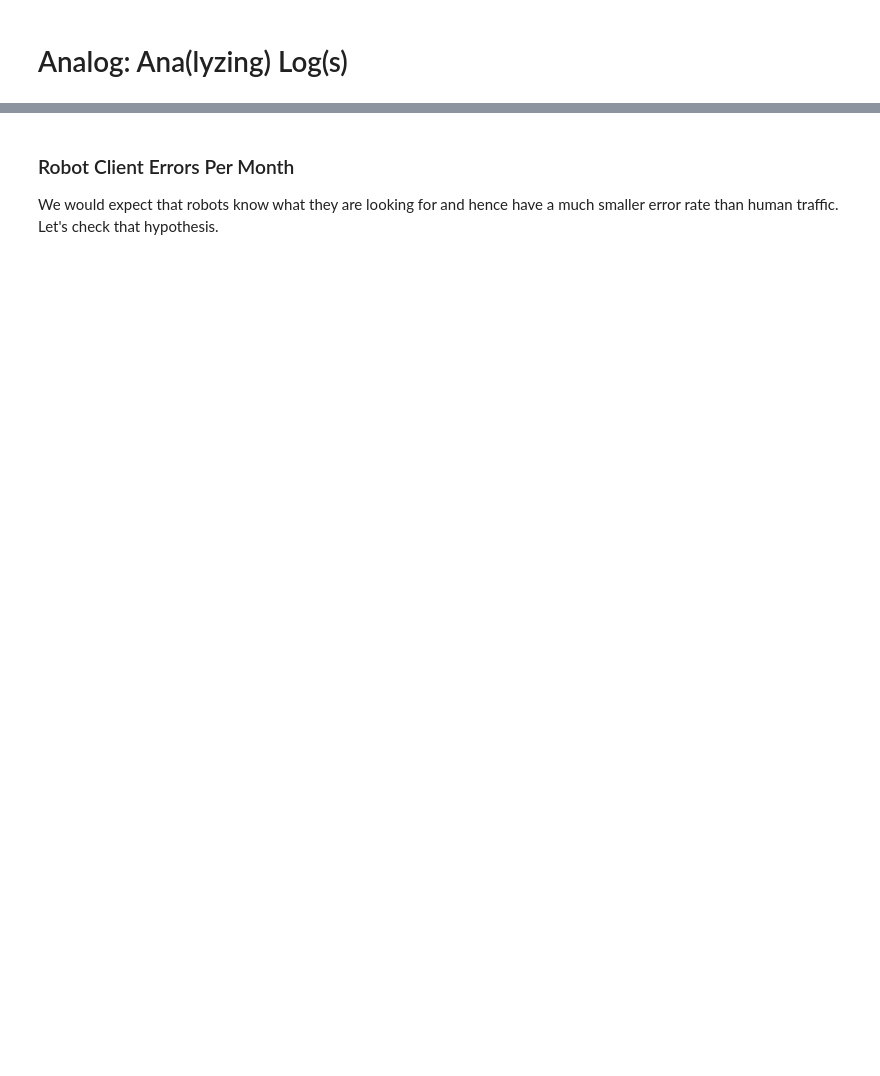
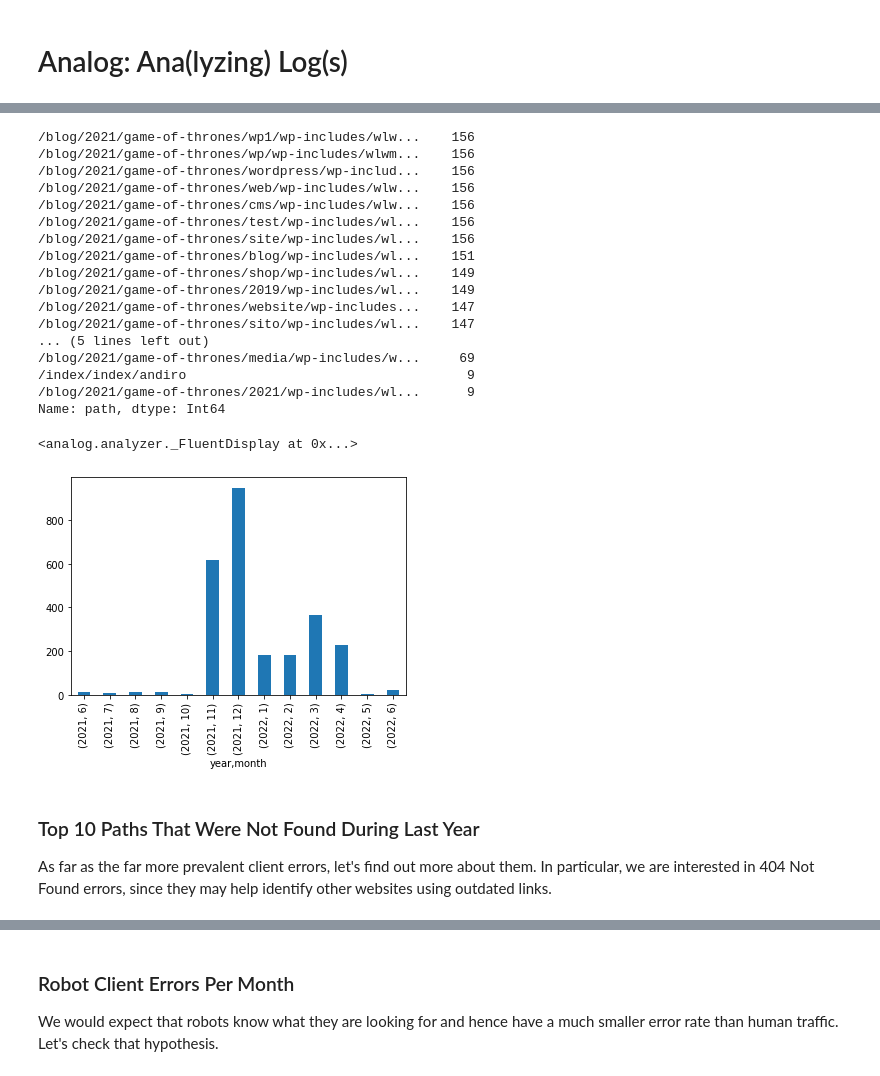
Before and after one commit to apparebit/analog, a Jupyter notebook: workbook.ipynb, the cells around one changed output, grey strips where cells are left out. Drawn from its saved outputs; the diff is of its cells as text; code cells hidden in the pictures; blank space fills up the shorter version.

```diff
--- a/workbook.ipynb
+++ b/workbook.ipynb
@@ -178,0 +356,37 @@ Name: path, dtype: Int64
+# %%
+from analog.month_in_year import time_range
+
+server_errors = (
+    analyze(df)
+    .only.server_error()
+    .over.range(*time_range('2021-06', '2022-06'))
+)
+
+server_errors.monthly.requests().then_plot(kind='bar')
+server_errors.value_counts('path').then_print(10)
+# %% [output]
+/blog/2021/game-of-thrones/wp1/wp-includes/wlw...    156
+/blog/2021/game-of-thrones/wp/wp-includes/wlwm...    156
+/blog/2021/game-of-thrones/wordpress/wp-includ...    156
+/blog/2021/game-of-thrones/web/wp-includes/wlw...    156
+/blog/2021/game-of-thrones/cms/wp-includes/wlw...    156
+/blog/2021/game-of-thrones/test/wp-includes/wl...    156
+/blog/2021/game-of-thrones/site/wp-includes/wl...    156
+/blog/2021/game-of-thrones/blog/wp-includes/wl...    151
+/blog/2021/game-of-thrones/shop/wp-includes/wl...    149
+/blog/2021/game-of-thrones/2019/wp-includes/wl...    149
+/blog/2021/game-of-thrones/website/wp-includes...    147
+/blog/2021/game-of-thrones/sito/wp-includes/wl...    147
+... (5 lines left out)
+/blog/2021/game-of-thrones/media/wp-includes/w...     69
+/index/index/andiro                                    9
+/blog/2021/game-of-thrones/2021/wp-includes/wl...      9
+Name: path, dtype: Int64
+<analog.analyzer._FluentDisplay at 0x...>
+[figure, added]
+# %% [markdown]
+### Top 10 Paths That Were Not Found During Last Year
+
+As far as the far more prevalent client errors, let's find out more about them.
+In particular, we are interested in 404 Not Found errors, since they may help
+identify other websites using outdated links.
```
Also changed, not shown: parts of 37 cells of this notebook, 1 other file.
